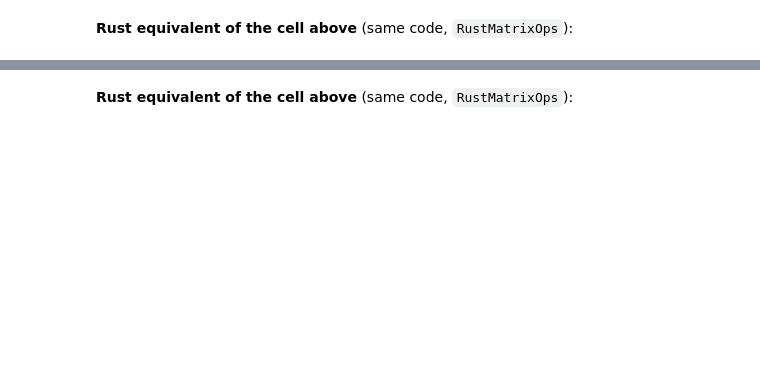
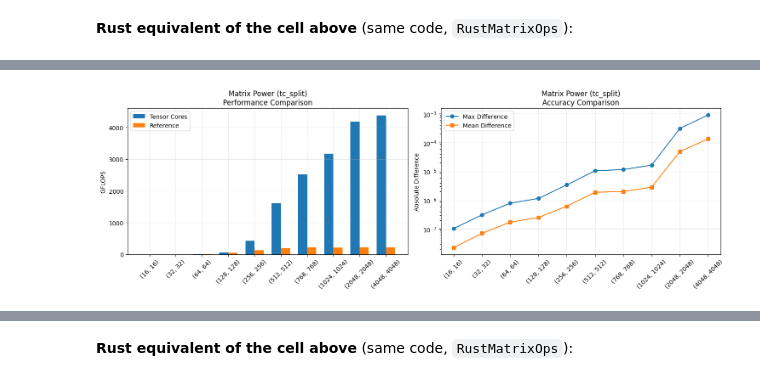
Before and after one commit to frasertajima/fortran, a Jupyter notebook: dot_matrix/v5_2/benchmark_v5_1_RXT4060_fortran_vs_rust.ipynb, the cells around one changed output, grey strips where cells are left out. Saved outputs shown, nothing was run; the diff lists cells and outputs as text; code cells hidden in the pictures; blank space fills up the shorter version.

```diff
--- a/dot_matrix/v5_2/benchmark_v5_1_RXT4060_fortran_vs_rust.ipynb
+++ b/dot_matrix/v5_2/benchmark_v5_1_RXT4060_fortran_vs_rust.ipynb
@@ -650,0 +537,82 @@ Errors are max relative error vs cp.matmul (FP64 reference)
+# %%
+# Matrix Power, tc_split mode — the accuracy counterpart of the cell above.
+#
+# Same shapes and the same power, but every multiply in the chain goes
+# through matmul_tc_split (1 exact FP32 + 2 TF32 GEMMs) instead of a single
+# TF32 GEMM, with FP64 intermediates between steps. Measured on an RTX 4060
+# at power=4: ~1e-4 relative error -> ~2.7e-7 (n=256) to ~5e-6 (n=4048),
+# for 0.20-0.45x the throughput. TF32 remains the default; this row exists so
+# the choice is visible in the table rather than buried in a docstring.
+
+import numpy as np
+import cupy as cp
+from tensor_matrix_ops import TensorMatrixOps
+# from benchmark_utils import run_benchmark
+
+def test_matrix_power_tc_split():
+    """Benchmark matrix power operations, tc_split mode."""
+    # Initialize TensorMatrixOps
+    tensor_ops = TensorMatrixOps()
+
+    # Operation name
+    operation_name = "Matrix Power (tc_split)"
+
+    # Power to use for testing
+    power = 4
+
+    # Shapes to test (n×n matrices)
+    shapes = [
+        (16, 16),
+        (32, 32),
+        (64, 64),
+        (128, 128),
+        (256, 256),
+        (512, 512),
+        (768, 768),
+        (1024, 1024),
+        (2048, 2048),
+        (4048, 4048)
+    ]
+
+    # Create input data function
+    def create_inputs(shape):
+        """Create a random matrix in Fortran order for matrix power."""
+        a = cp.asfortranarray(cp.random.random(shape, dtype=cp.float64))
+        # Scale to prevent numerical overflow
+        a /= (cp.sqrt(shape[0]) * 1.1)
+        return [a, power]  # Return as list for unpacking
+
+    # Calculate FLOPS
+    def calculate_flops(shape):
+        """Calculate FLOPS for matrix power operation."""
+        n = shape[0]
+        # matrix_dot's power-of-two path does log2(p) squarings, not p-1
+        # multiplies: p=4 is A^2 then (A^2)^2 = 2 GEMMs. The earlier
+        # formula counted 3 and over-reported GFLOPS by 1.5x (2026-09-18).
+        num_gemms = power.bit_length() - 1 if power & (power - 1) == 0 else power - 1
+        return 2 * n * n * n * num_gemms
+
+    # Define tensor operation
+    def tensor_op(a, p):
+        return tensor_ops.matrix_power(a, p, mode="tc_split")
+
+    # Define reference operation
+    def reference_op(a, p):
+        return cp.linalg.matrix_power(a, p)
+
+    # Run the benchmark
+    results = run_benchmark(
+        operation_name,
+        tensor_op,
+        reference_op,
+        shapes,
+        create_inputs,
+        calculate_flops
+    )
+
+    return results
+
+matrix_power_tc_split_results = test_matrix_power_tc_split()
+cleanup()
+# CuPy 14 did not help except in batched operations; but there seems to be a 160 GFLOP ceiling (cannot reach 24 TFLOPS)
+# %% [output]
@@ -651,3 +636,4 @@ Errors are max relative error vs cp.matmul (FP64 reference)
+[figure, added]
 # %%
 # Free GPU memory between engines. Both engines keep a process-global workspace pool
 # (Fortran wp_*, Rust pool) that outlives the wrapper objects the cells create locally,
```
Also changed, not shown: parts of 71 cells of this notebook, 5 other files.
